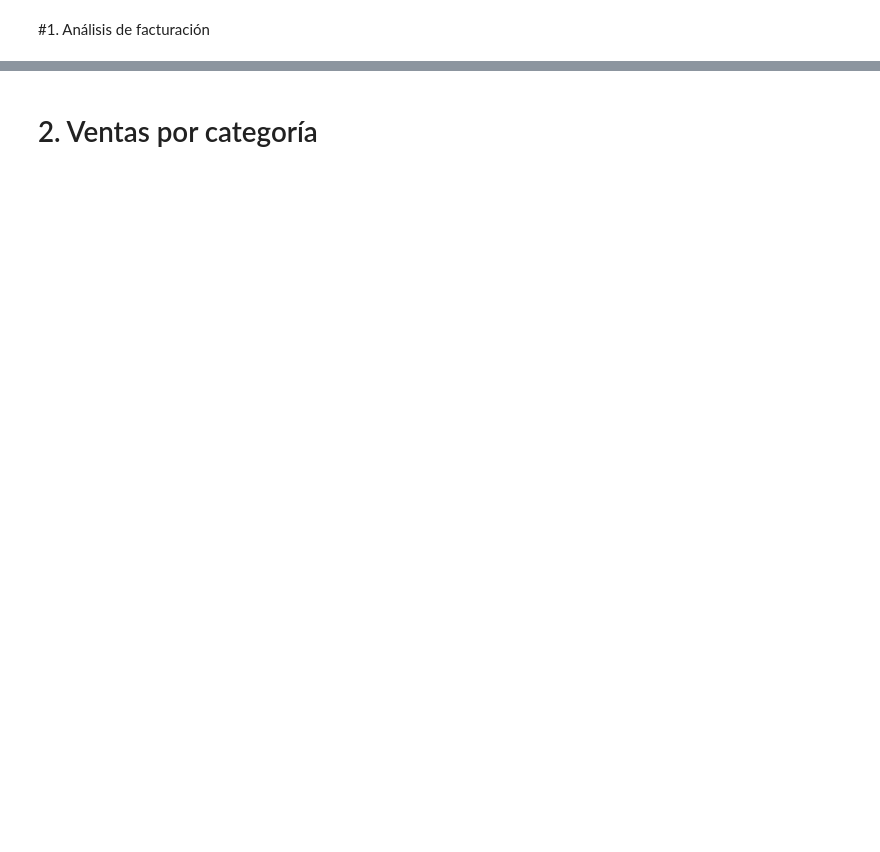
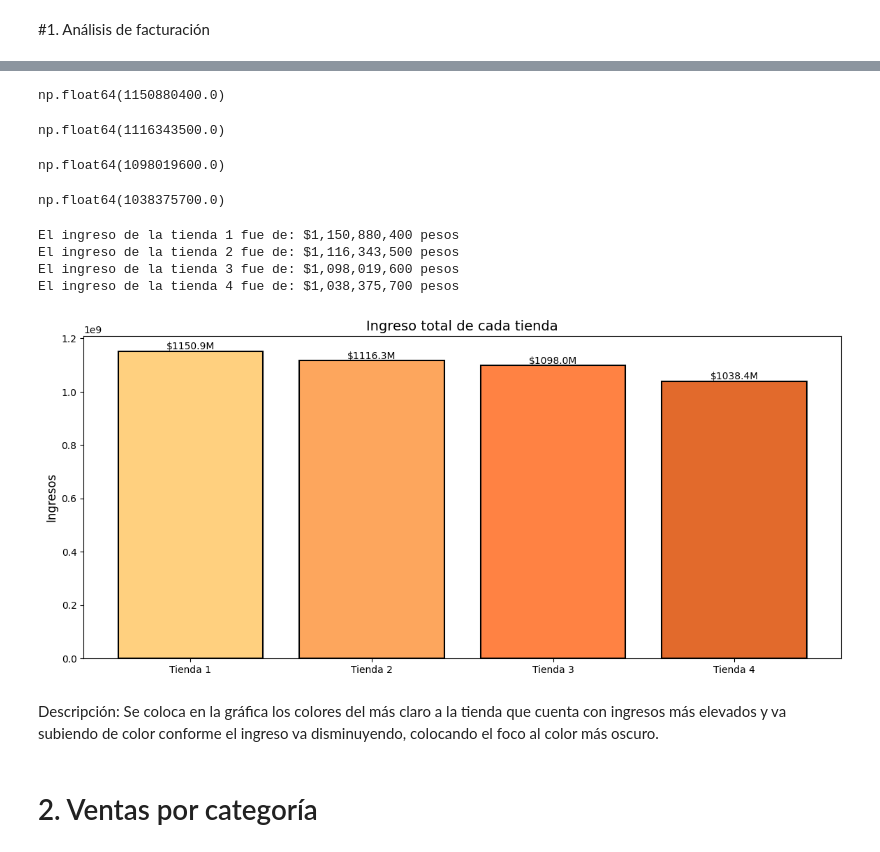
Before and after one commit to Mitziq/Challenge-AluraStore, a Jupyter notebook: AluraStoreLatam.ipynb, the cells around one changed output, grey strips where cells are left out. Saved outputs shown, nothing was run; the diff lists cells and outputs as text; code cells hidden in the pictures; blank space fills up the shorter version.

```diff
--- a/AluraStoreLatam.ipynb
+++ b/AluraStoreLatam.ipynb
@@ -34,0 +57,30 @@ tienda4.shape
+# %%
+ingreso_total1 = tienda['Precio'].sum()
+ingreso_total1
+# %% [output]
+np.float64(1150880400.0)
+# %%
+ingreso_total2 = tienda2['Precio'].sum()
+ingreso_total2
+# %% [output]
+np.float64(1116343500.0)
+# %%
+ingreso_total3 = tienda3['Precio'].sum()
+ingreso_total3
+# %% [output]
+np.float64(1098019600.0)
+# %%
+ingreso_total4 = tienda4['Precio'].sum()
+ingreso_total4
+# %% [output]
+np.float64(1038375700.0)
+# %%
+print(f'El ingreso de la tienda 1 fue de: ${ingreso_total1:,.0f} pesos')
+print(f'El ingreso de la tienda 2 fue de: ${ingreso_total2:,.0f} pesos')
+print(f'El ingreso de la tienda 3 fue de: ${ingreso_total3:,.0f} pesos')
+print(f'El ingreso de la tienda 4 fue de: ${ingreso_total4:,.0f} pesos')
+# %% [output]
+El ingreso de la tienda 1 fue de: $1,150,880,400 pesos
+El ingreso de la tienda 2 fue de: $1,116,343,500 pesos
+El ingreso de la tienda 3 fue de: $1,098,019,600 pesos
+El ingreso de la tienda 4 fue de: $1,038,375,700 pesos
@@ -35,2 +89,20 @@ tienda4.shape
+# %%
+tiendas = ['Tienda 1', 'Tienda 2', 'Tienda 3', 'Tienda 4']
+ingresos = [ingreso_total1, ingreso_total2, ingreso_total3, ingreso_total4]
+colores = ['#FFD07F', '#FDA65D', '#FF8243', '#E26A2C']
+
+plt.figure(figsize=(14,6))
+barras = plt.bar(tiendas, ingresos, color=colores, edgecolor='black', linewidth=1.5)
+plt.subplot(1,1,1)
+plt.title('Ingreso total de cada tienda', fontsize=14 )
+plt.ylabel('Ingresos', fontsize=12)
+
+for barra in barras:
+  altura = barra.get_height()
+  plt.text(barra.get_x() + barra.get_width()/2., altura, f'${altura/1e6:.1f}M', ha='center', va='bottom', fontsize=10,)
+# %% [output]
+[figure, added]
+# %% [markdown]
+Descripción: Se coloca en la gráfica los colores del más claro a la tienda que cuenta con ingresos más elevados y va subiendo de color conforme el ingreso va disminuyendo, colocando el foco al color más oscuro.
 # %% [markdown]
 # 2. Ventas por categoría
```
Also changed, not shown: parts of 23 cells of this notebook.
